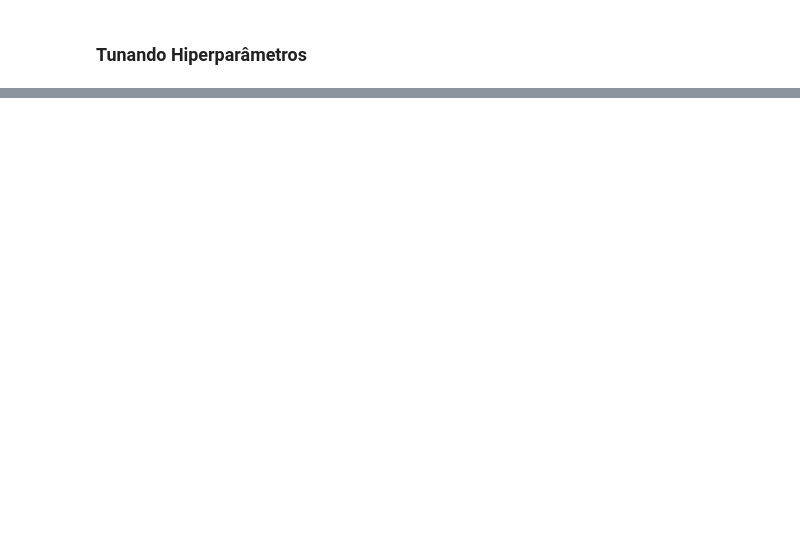
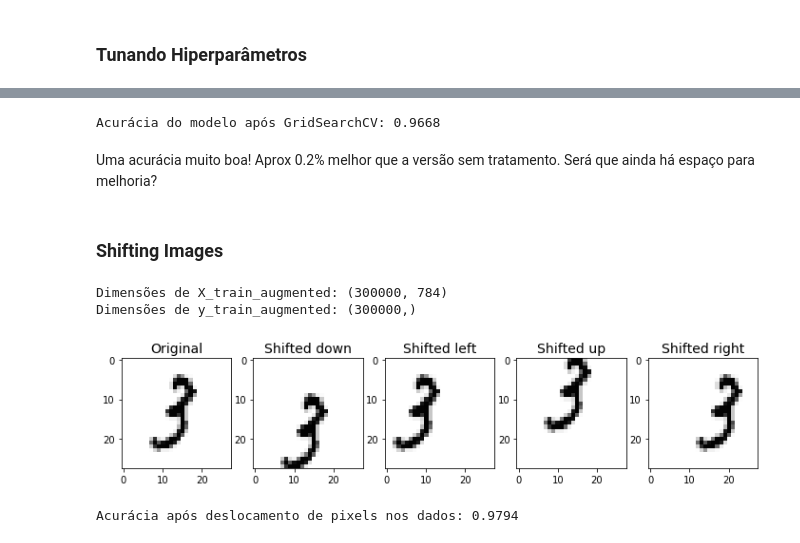
Before and after one commit to APILASTRI/coursera-stanford, a Jupyter notebook: machine-learning/notations/semana-5/python-programs/comparando_algoritmos.ipynb, the cells around one changed output, grey strips where cells are left out. Drawn from its saved outputs; the diff is of its cells as text; code cells hidden in the pictures; blank space fills up the shorter version.

Commit message:
Finalização Redes Neurais

```diff
--- a/machine-learning/notations/semana-5/python-programs/comparando_algoritmos.ipynb
+++ b/machine-learning/notations/semana-5/python-programs/comparando_algoritmos.ipynb
@@ -825,0 +932,10 @@
+# %%
+# Verificando Acurácia (simples)
+forest.fit(X_train, y_train)
+pred_test = forest.predict(X_test)
+acc_test = accuracy_score(y_test, pred_test)
+
+print(f'Acurácia do modelo Random Forest nos dados de teste: {acc_test:.4f}')
+
+# Salvando resultados
+dict_accs_forest['acc_test'] = round(acc_test, 4)
@@ -825,0 +946,14 @@
+# %%
+# Verificando sensibilidade a dados padronizados
+X_train_scaled, X_test_scaled = data_scaled(X_train, X_test)
+
+# Treinando novo modelo e realizando predições
+forest.fit(X_train_scaled, y_train)
+pred_scaled = forest.predict(X_test_scaled)
+
+# Acurácia após padronização
+acc_scaled = accuracy_score(y_test, pred_scaled)
+print(f'Acurácia do modelo após padronização: {acc_scaled:.4f}')
+
+# Salvando resultados
+dict_accs_forest['acc_test_scaled'] = round(acc_scaled, 4)
@@ -825,0 +964,18 @@
+# %%
+# Verificando acurácia com o melhor modelo obtido através da busca Grid Search
+final_model = grid_search.best_estimator_
+
+# Treinando modelo e verificando performance
+final_model.fit(X_train, y_train)
+pred_grid = final_model.predict(X_test)
+acc_grid = accuracy_score(y_test, pred_grid)
+print(f'Acurácia do modelo após GridSearchCV: {acc_grid:.4f}')
+
+# Salvando resultados
+dict_accs_forest['acc_test_grid'] = round(acc_grid, 4)
+# %% [output]
+Acurácia do modelo após GridSearchCV: 0.9668
+# %% [markdown]
+Uma acurácia muito boa! Aprox 0.2% melhor que a versão sem tratamento. Será que ainda há espaço para melhoria?
+# %% [markdown]
+### Shifting Images
@@ -825,0 +985,26 @@
+# %%
+# Verificando novas dimensões
+print(f'Dimensões de X_train_augmented: {X_train_augmented.shape}')
+print(f'Dimensões de y_train_augmented: {y_train_augmented.shape}')
+# %% [output]
+Dimensões de X_train_augmented: (300000, 784)
+Dimensões de y_train_augmented: (300000,)
+# %%
+# Plotando dígitos
+plot_data_augmented(X_train)
+# %% [output]
+[figure, added]
+# %%
+# Realizando um último treinamento
+final_model = grid_search.best_estimator_
+final_model.fit(X_train_augmented, y_train_augmented)
+
+# Predizendo e verificando acurácia
+y_pred = final_model.predict(X_test)
+y_acc = accuracy_score(y_test, y_pred)
+print(f'Acurácia após deslocamento de pixels nos dados: {y_acc:.4f}')
+
+# Salvando resultados
+dict_accs_forest['acc_test_shifted'] = round(y_acc, 4)
+# %% [output]
+Acurácia após deslocamento de pixels nos dados: 0.9794
```
Also changed, not shown: parts of 65 cells of this notebook, 35 other files.
